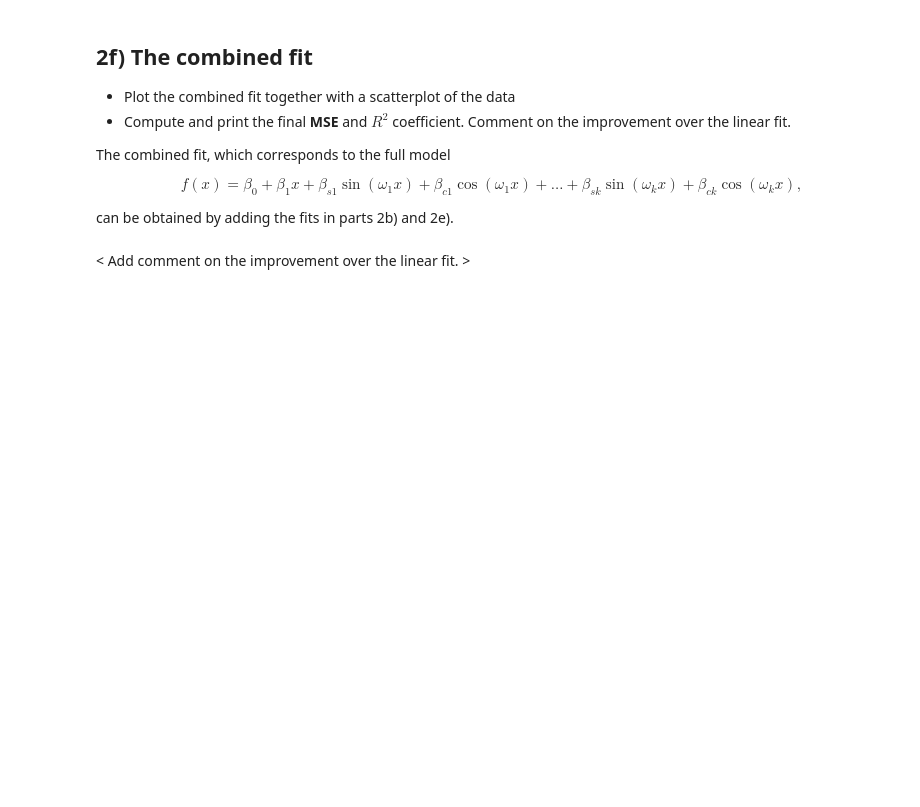
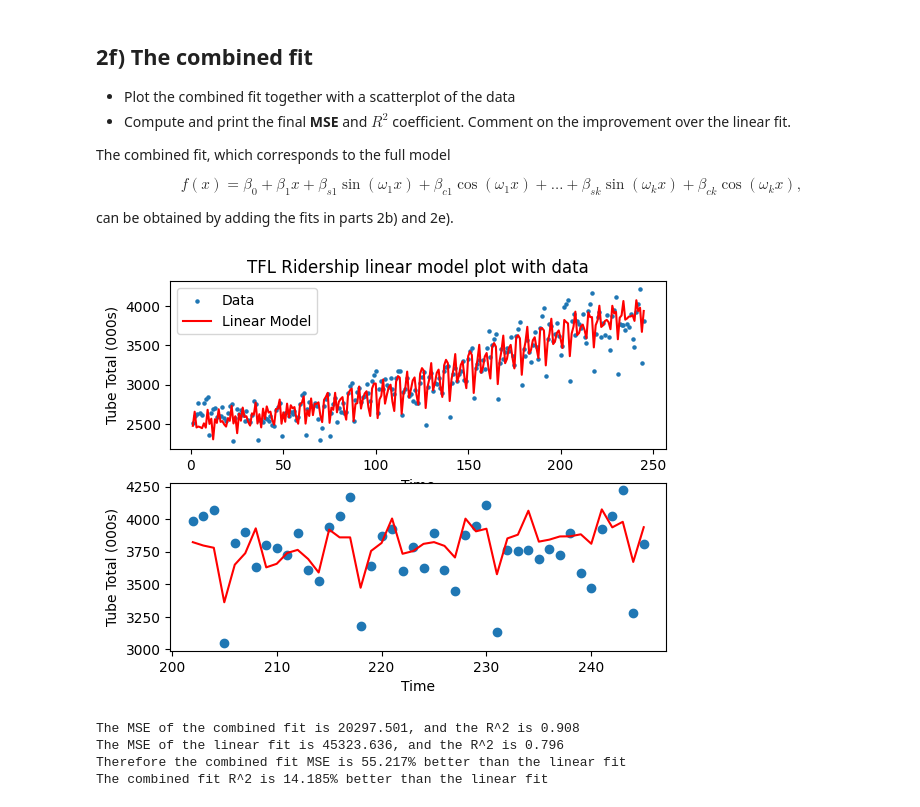
Before and after one commit to RohanDaggar/IB-data-science, a Jupyter notebook: Exercises/03 Exercise Notebook 3.ipynb, the cells around one changed output. Saved outputs shown, nothing was run; the diff lists cells and outputs as text; code cells hidden in the pictures; blank space fills up the shorter version.

```diff
--- a/Exercises/03 Exercise Notebook 3.ipynb
+++ b/Exercises/03 Exercise Notebook 3.ipynb
@@ -207,2 +223,32 @@ can be obtained by adding the fits in parts 2b) and 2e).
-# %% [markdown]
-< Add comment on the improvement over the linear fit. >
+# %%
+# Your code here
+combined_vals = linear_vals + sin_values
+plt.subplot(211)
+plt.scatter(xvals,yvals, label='Data',s=5)
+plt.plot(xvals,combined_vals,'r', label='Linear Model')
+plt.legend()
+plt.xlabel('Time')
+plt.ylabel('Tube Total (000s)')
+plt.title('TFL Ridership linear model plot with data')
+
+plt.subplot(212)
+plt.xlabel('Time')
+plt.ylabel('Tube Total (000s)')
+plt.scatter(xvals[201:250], yvals[201:250])
+plt.plot(xvals[201:250], combined_vals[201:250], 'r')
+plt.savefig('Exercise 2e linear+sin model plot with data.png')
+plt.show()
+
+SSE_combined = np.sum((yvals - combined_vals)**2)
+MSE_combined = SSE_combined/(N)
+R2_combined = 1 - SSE_combined/np.sum((yvals - np.mean(yvals))**2)
+print(f'The MSE of the combined fit is {MSE_combined:.3f}, and the R^2 is {R2_combined:.3f}')
+print(f'The MSE of the linear fit is {MSE_linear:.3f}, and the R^2 is {R2_linear:.3f}')
+print(f'Therefore the combined fit MSE is {(MSE_linear - MSE_combined)/MSE_linear*100:.3f}% better than the linear fit')
+print(f'The combined fit R^2 is {(R2_combined - R2_linear)/R2_linear*100:.3f}% better than the linear fit')
+# %% [output]
+[figure, added]
+The MSE of the combined fit is 20297.501, and the R^2 is 0.908
+The MSE of the linear fit is 45323.636, and the R^2 is 0.796
+Therefore the combined fit MSE is 55.217% better than the linear fit
+The combined fit R^2 is 14.185% better than the linear fit
```
Also changed, not shown: parts of 4 cells of this notebook.
